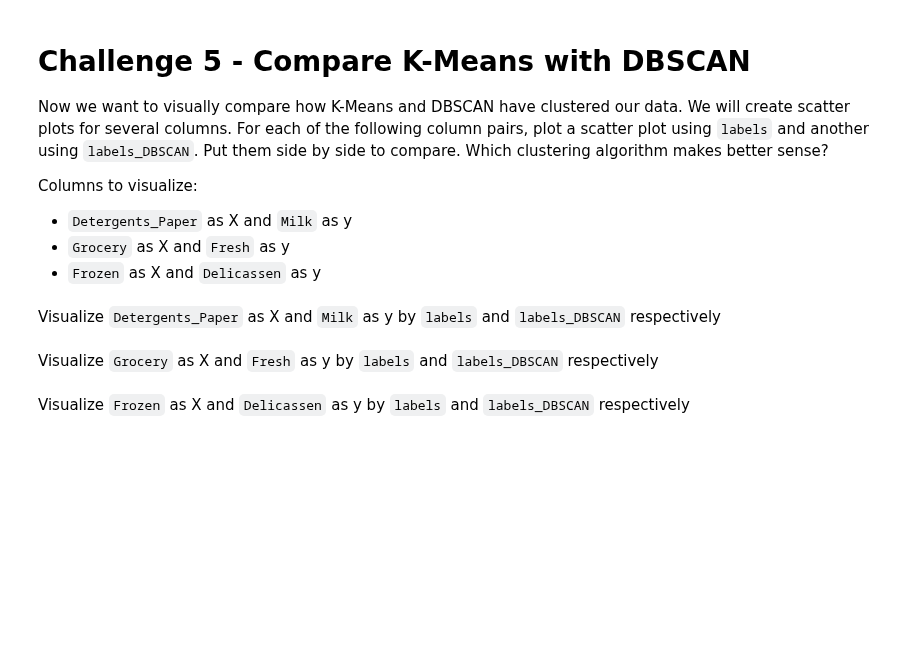
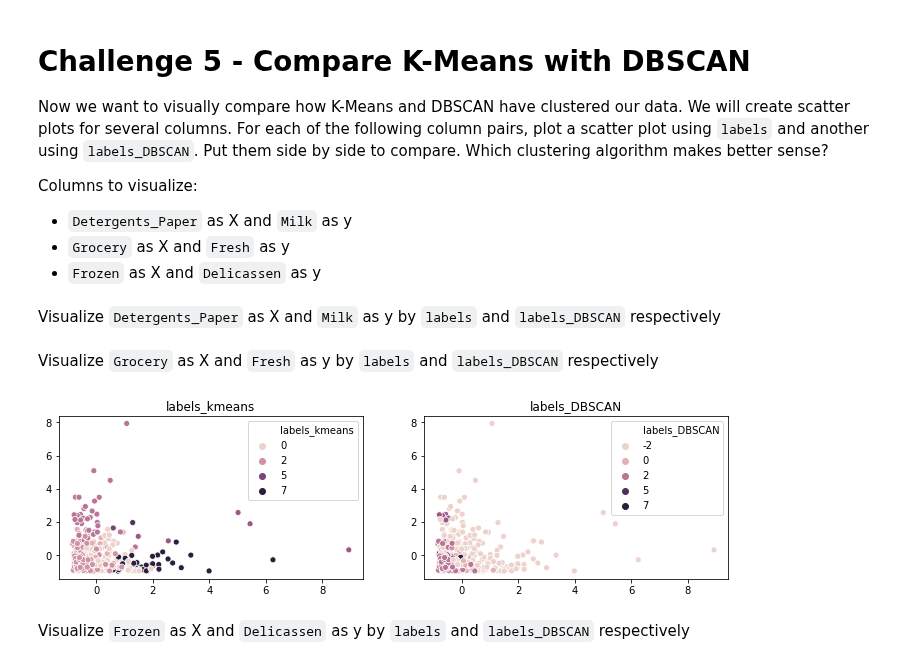
Before and after one commit to ironhack-labs/data-labs, a Jupyter notebook: module-3/lab-unsupervised-learning/your-code/main.ipynb, the cells around one changed output. Drawn from its saved outputs; the diff is of its cells as text; code cells hidden in the pictures; blank space fills up the shorter version.

```diff
--- a/module-3/lab-unsupervised-learning/your-code/main.ipynb
+++ b/module-3/lab-unsupervised-learning/your-code/main.ipynb
@@ -99,2 +345,27 @@ Visualize `Detergents_Paper` as X and `Milk` as y by `labels` and `labels_DBSCAN
+# %%
+# Your code here:
+import seaborn as sns
+import matplotlib.pyplot as plt
+models = ['labels_kmeans', 'labels_DBSCAN']
+
+# Mine doesn't work for this because I dropped the highly correlated feature 'Detergents_Paper'
+
+# fig, ax = plt.subplots(1, 2, figsize = (12, 3))
+
+
+
+# for i, algorithm in enumerate(models): # for every key in models, return index, keyname,
+#     sns.scatterplot(
+#         data = customers,
+#         x = 'Detergents_Paper',
+#         y = 'Milk',
+#         hue = algorithm,
+# #         style = 'species_id',
+# #         palette = ['red', 'green', 'blue', 'yellow', 'orange', 'indigo', 'violet',][:len(customers_scale[algorithm].unique())], # b/c dbscan found a different number of clusters
+# #         legend = False,
+#         ax = ax[i]
+#     ).set_title(algorithm)
+
+#     ax[i].set(xlabel = None, ylabel = None) # declutter the visualization by removing the labels on the axes
 # %% [markdown]
 Visualize `Grocery` as X and `Fresh` as y by `labels` and `labels_DBSCAN` respectively
@@ -103,2 +372,21 @@ Visualize `Grocery` as X and `Fresh` as y by `labels` and `labels_DBSCAN` respec
+# %%
+# Your code here:
+fig, ax = plt.subplots(1, 2, figsize = (12, 3))
+
+for i, algorithm in enumerate(models): # for every key in models, return index, keyname,
+    sns.scatterplot(
+        data = customers_scale,
+        x = 'Grocery',
+        y = 'Fresh',
+        hue = algorithm,
+#         style = 'species_id',
+#         palette = ['red', 'green', 'blue', 'yellow', 'orange', 'indigo', 'violet',][:len(customers_scale[algorithm].unique())], # b/c dbscan found a different number of clusters
+#         legend = False,
+        ax = ax[i]
+    ).set_title(algorithm)
+
+    ax[i].set(xlabel = None, ylabel = None) # declutter the visualization by removing the labels on the axes
+# %% [output]
+[figure, added]
 # %% [markdown]
 Visualize `Frozen` as X and `Delicassen` as y by `labels` and `labels_DBSCAN` respectively
```
Also changed, not shown: parts of 39 cells of this notebook.
